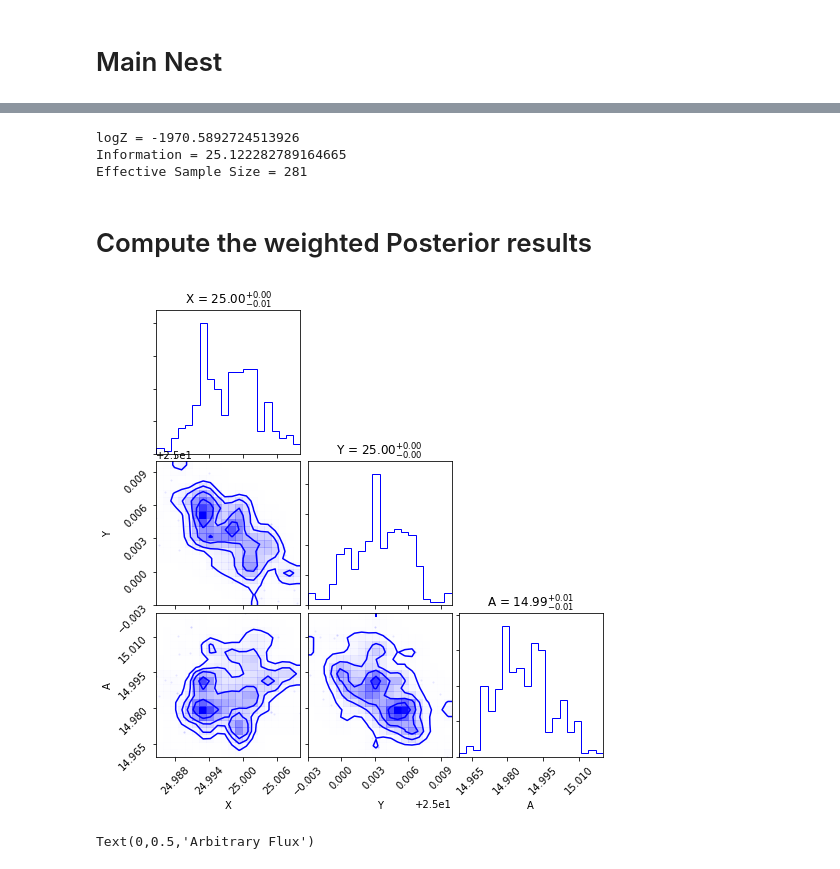
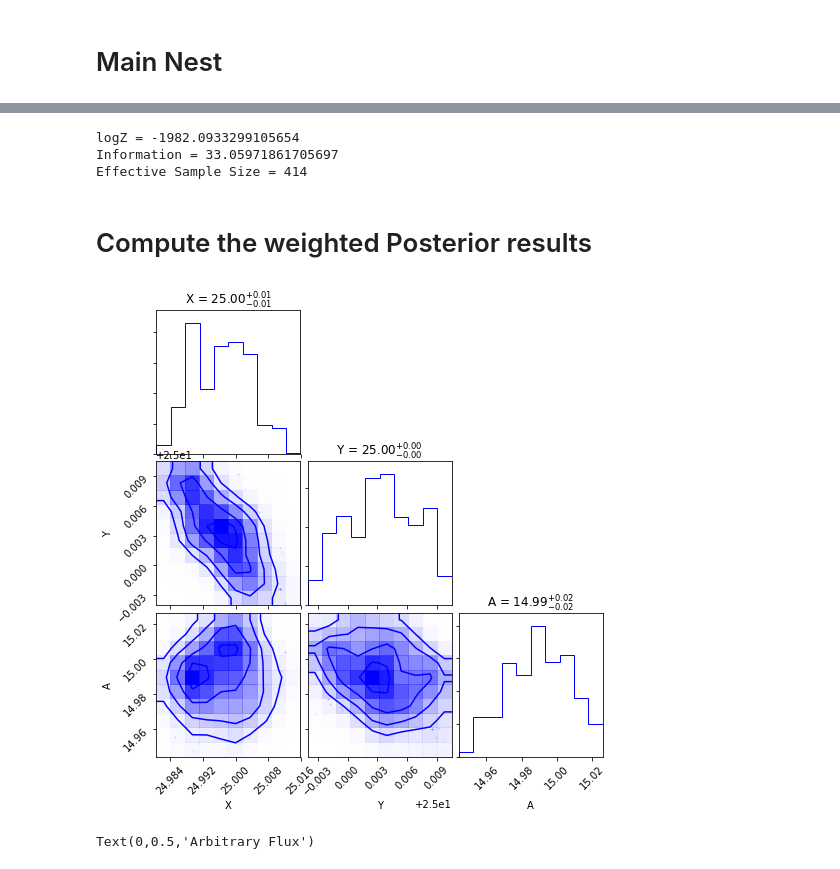
Before and after one commit to HopeMoloko/FireFly, a Jupyter notebook: MCMC-sampler/Step2_One_Source_Many_LivePoints_NS.ipynb, the cells around one changed output, grey strips where cells are left out. Drawn from its saved outputs; the diff is of its cells as text; code cells hidden in the pictures.

```diff
--- a/MCMC-sampler/Step2_One_Source_Many_LivePoints_NS.ipynb
+++ b/MCMC-sampler/Step2_One_Source_Many_LivePoints_NS.ipynb
@@ -111,7 +111,7 @@ def Get_particles_from_prior():   # Sampling from the prior space
 #Generate walkers
 
 #Number of walkers
-N = 80
+N = 60
 
 particles = []
 logp = np.empty(N)
@@ -142,7 +142,7 @@ nest_steps = 5000
 mcmc_steps = 100
 
 # mcmc stepsize
-Xstep , Ystep , Astep = 0.02,0.03,0.04
+Xstep , Ystep , Astep = 0.1,0.1,0.3
 stepsize = np.array([Xstep,Ystep,Astep])
 
 #Number of parameters
@@ -263,9 +273,9 @@ print('logZ = {logZ} '.format(logZ=logZ))
 print('Information = {H}'.format(H=H))
 print('Effective Sample Size = {ess}'.format(ess=effective_sample_size))
 # %% [output]
-logZ = -1970.5892724513926
-Information = 25.122282789164665
-Effective Sample Size = 281
+logZ = -1982.0933299105654
+Information = 33.05971861705697
+Effective Sample Size = 414
 # %% [markdown]
 # Compute the weighted Posterior results
 # %%
@@ -289,9 +299,9 @@ while True:
 
 np.savetxt('keep_Many.txt', posterior_samples)
 # %%
-Fig = corner.corner(posterior_samples[:,:-1], labels=['X','Y','A'],show_titles=True,color='b',smooth=1.0);
+Fig = corner.corner(posterior_samples[:,:-1], labels=['X','Y','A'],bins=10,show_titles=True,color='b',smooth=1.0);
 # %% [output]
-[figure, old version]
+[figure, new version]
 # %%
 plt.figure(figsize=(7,5))
 ax = plt.gca()
```
Also changed, not shown: parts of 9 cells of this notebook.
